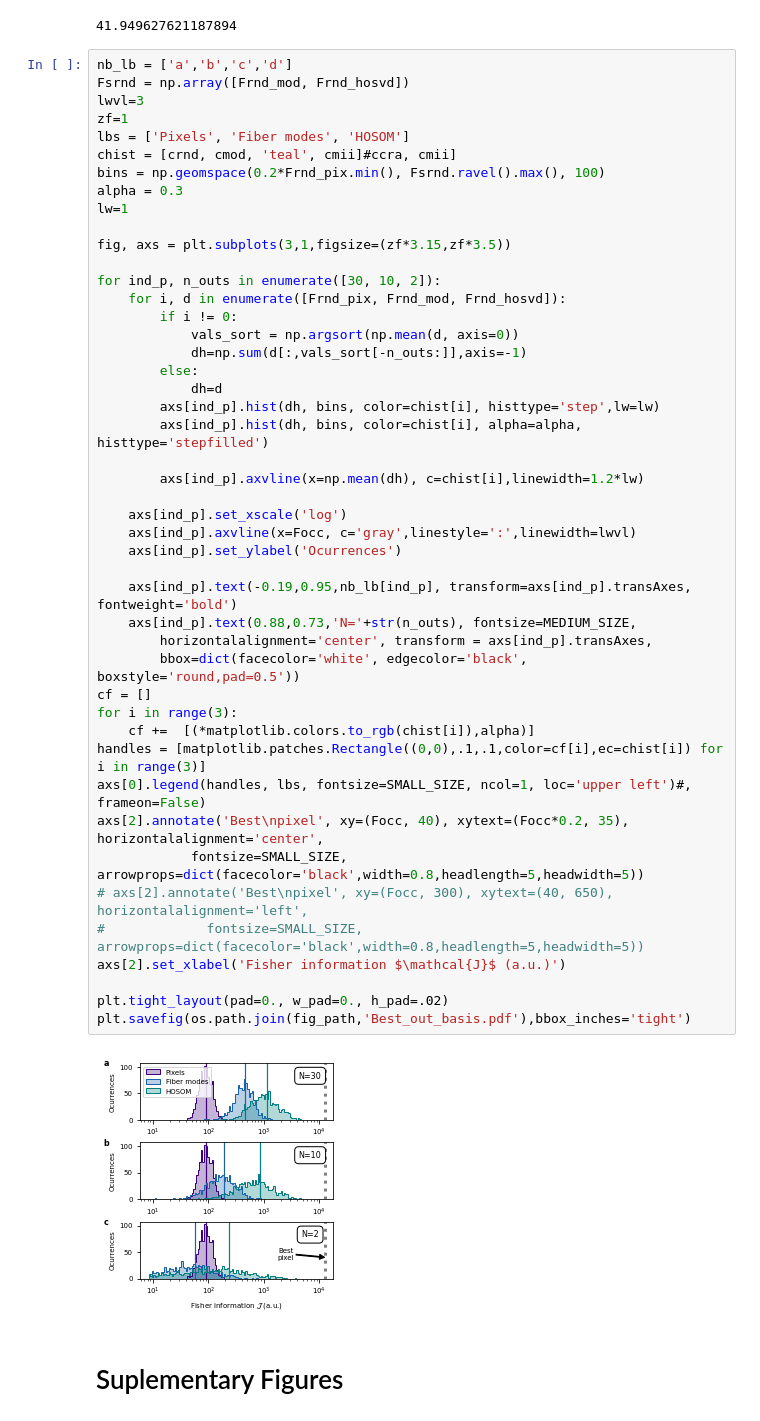
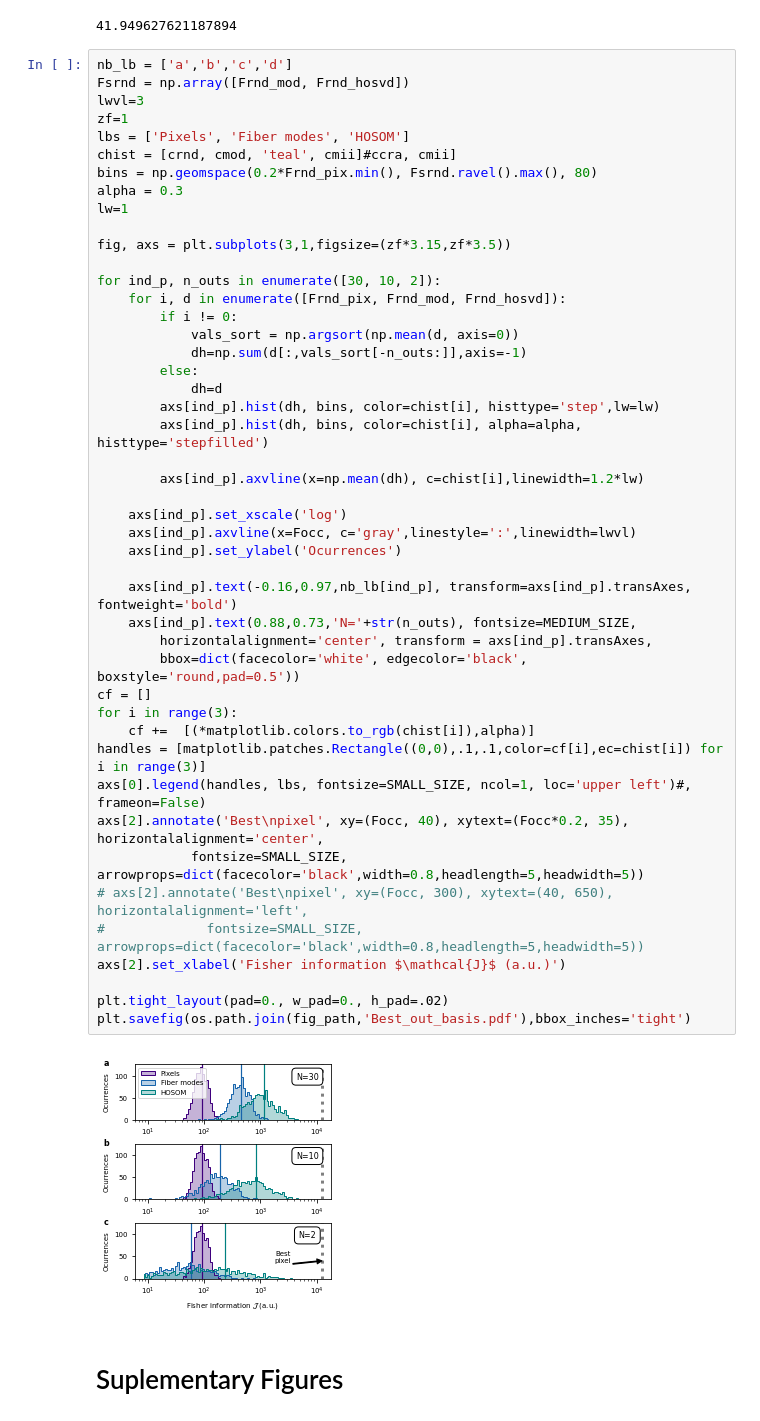
Before and after one commit to rodguti90/Article_PrecisionLimitTensorWFS, a Jupyter notebook: Crashing_disorder_figuresSI.ipynb, the cells around one changed output. Saved outputs shown, nothing was run; the diff lists cells and outputs as text.

```diff
--- a/Crashing_disorder_figuresSI.ipynb
+++ b/Crashing_disorder_figuresSI.ipynb
@@ -845,7 +845,7 @@ lwvl=3
 zf=1
 lbs = ['Pixels', 'Fiber modes', 'HOSOM']
 chist = [crnd, cmod, 'teal', cmii]#ccra, cmii]
-bins = np.geomspace(0.2*Frnd_pix.min(), Fsrnd.ravel().max(), 100)
+bins = np.geomspace(0.2*Frnd_pix.min(), Fsrnd.ravel().max(), 80)
 alpha = 0.3
 lw=1
 
@@ -857,35 +857,35 @@ for ind_p, n_outs in enumerate([30, 10, 2]):
             vals_sort = np.argsort(np.mean(d, axis=0))
             dh=np.sum(d[:,vals_sort[-n_outs:]],axis=-1)
         else:
             dh=d
         axs[ind_p].hist(dh, bins, color=chist[i], histtype='step',lw=lw)
         axs[ind_p].hist(dh, bins, color=chist[i], alpha=alpha,  histtype='stepfilled')
 
         axs[ind_p].axvline(x=np.mean(dh), c=chist[i],linewidth=1.2*lw)
 
     axs[ind_p].set_xscale('log')
     axs[ind_p].axvline(x=Focc, c='gray',linestyle=':',linewidth=lwvl)
     axs[ind_p].set_ylabel('Ocurrences')
 
-    axs[ind_p].text(-0.19,0.95,nb_lb[ind_p], transform=axs[ind_p].transAxes, fontweight='bold')
+    axs[ind_p].text(-0.16,0.97,nb_lb[ind_p], transform=axs[ind_p].transAxes, fontweight='bold')
     axs[ind_p].text(0.88,0.73,'N='+str(n_outs), fontsize=MEDIUM_SIZE,
         horizontalalignment='center', transform = axs[ind_p].transAxes,
         bbox=dict(facecolor='white', edgecolor='black', boxstyle='round,pad=0.5'))
 cf = []
 for i in range(3):
     cf +=  [(*matplotlib.colors.to_rgb(chist[i]),alpha)]
 handles = [matplotlib.patches.Rectangle((0,0),.1,.1,color=cf[i],ec=chist[i]) for i in range(3)]
 axs[0].legend(handles, lbs, fontsize=SMALL_SIZE, ncol=1, loc='upper left')#, frameon=False)
 axs[2].annotate('Best\npixel', xy=(Focc, 40), xytext=(Focc*0.2, 35), horizontalalignment='center',
             fontsize=SMALL_SIZE, arrowprops=dict(facecolor='black',width=0.8,headlength=5,headwidth=5))
 # axs[2].annotate('Best\npixel', xy=(Focc, 300), xytext=(40, 650), horizontalalignment='left',
 #             fontsize=SMALL_SIZE, arrowprops=dict(facecolor='black',width=0.8,headlength=5,headwidth=5))
 axs[2].set_xlabel('Fisher information $\mathcal{J}$ (a.u.)')
 
 plt.tight_layout(pad=0., w_pad=0., h_pad=.02)
 plt.savefig(os.path.join(fig_path,'Best_out_basis.pdf'),bbox_inches='tight')
 # %% [output]
-[figure, old version]
+[figure, new version]
 # %% [markdown]
 # Suplementary Figures
 # %% [markdown]
```
Also changed, not shown: 1 other file.
